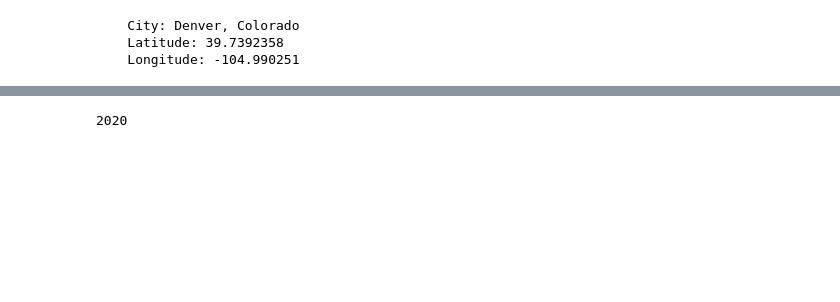
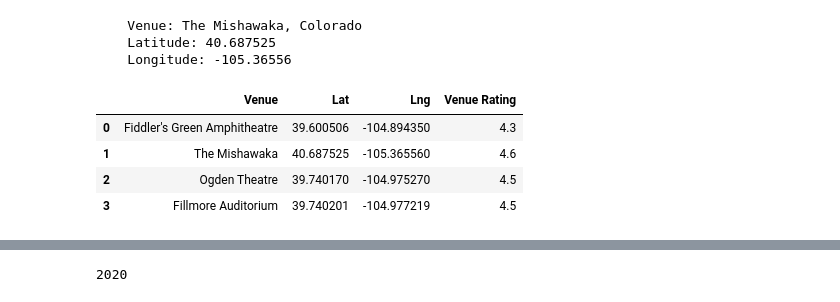
Before and after one commit to mattyk33/A-team, a Jupyter notebook: ATeamProjectPy.ipynb, the cells around one changed output, grey strips where cells are left out. Cells and saved outputs as stored; diff of their text form; code cells hidden in the pictures; blank space fills up the shorter version.

Commit message:
GoogleMap with locations added to code

```diff
--- a/ATeamProjectPy.ipynb
+++ b/ATeamProjectPy.ipynb
@@ -18,7 +64,7 @@ from outscraper import ApiClient
 # %%
-target_city = "Denver, Colorado"
+target_venue2 = "The Mishawaka, Colorado"
 target_url = ('https://maps.googleapis.com/maps/api/geocode/json?'
-    'address={0}&key={1}').format(target_city, g_key)
+    'address={0}&key={1}').format(target_venue2, g_key)
 
 geo_data = requests.get(target_url).json()
 
@@ -27,30 +73,42 @@ lng = geo_data["results"][0]["geometry"]["location"]["lng"]
 
 # Print the latitude and longitude
 print('''
-    City: {0}
+    Venue: {0}
     Latitude: {1}
     Longitude: {2}
-    '''.format(target_city, lat, lng))
+    '''.format(target_venue2, lat, lng))
 # %% [output]
-    City: Denver, Colorado
-    Latitude: 39.7392358
-    Longitude: -104.990251
+    Venue: The Mishawaka, Colorado
+    Latitude: 40.687525
+    Longitude: -105.36556
-# %%
-target_coordinates = "39.7392358, -104.990251"
-target_search = "venues"
-target_radius = 10000
-target_type = "concert"
-
-params = {
-    "location": target_coordinates,
-    "keyword": target_search,
-    "radius": target_radius,
-    "type": target_type,
-    "key": g_key
-}
-
-# base url- nearbysearch
-base_url = "https://maps.googleapis.com/maps/api/place/nearbysearch/json"
-
-# run a request using our params dictionary
-response = requests.get(base_url, params=params)
+# %%
+venues = ["Fiddler's Green Amphitheatre", "The Mishawaka", "Ogden Theatre", "Fillmore Auditorium"]
+
+venue_ids = ["ChIJOZ2mWoiGbIcRnK8qOzprxr8", "ChIJ-7mpJaA9aYcRIAXM6vR2MQA",
+             "ChIJc1frSS15bIcRvEDDqHoi9qc", "ChIJPzbl2yx5bIcRsTOtTjPWiqU" ]
+
+lats = []
+lngs = []
+rating = []
+
+
+for venue_id in venue_ids:
+
+    response = requests.get(('https://maps.googleapis.com/maps/api/place/details/json?'
+    'place_id={0}&key={1}').format(venue_id, g_key)).json()
+    lats.append(response["result"]["geometry"]["location"]["lat"])
+    lngs.append(response["result"]["geometry"]["location"]["lng"])
+    rating.append(response["result"]['rating'])
+venue_dict = {"Venue": venues,
+             "Lat": lats,
+             "Lng": lngs,
+             "Venue Rating": rating}
+
+venues_summary_df = pd.DataFrame(venue_dict)
+venues_summary_df
+# %% [output]
+|  | Venue | Lat | Lng | Venue Rating |
+| 0 | Fiddler's Green Amphitheatre | 39.600506 | -104.894350 | 4.3 |
+| 1 | The Mishawaka | 40.687525 | -105.365560 | 4.6 |
+| 2 | Ogden Theatre | 39.740170 | -104.975270 | 4.5 |
+| 3 | Fillmore Auditorium | 39.740201 | -104.977219 | 4.5 |
```
Also changed, not shown: parts of 10 cells of this notebook.
